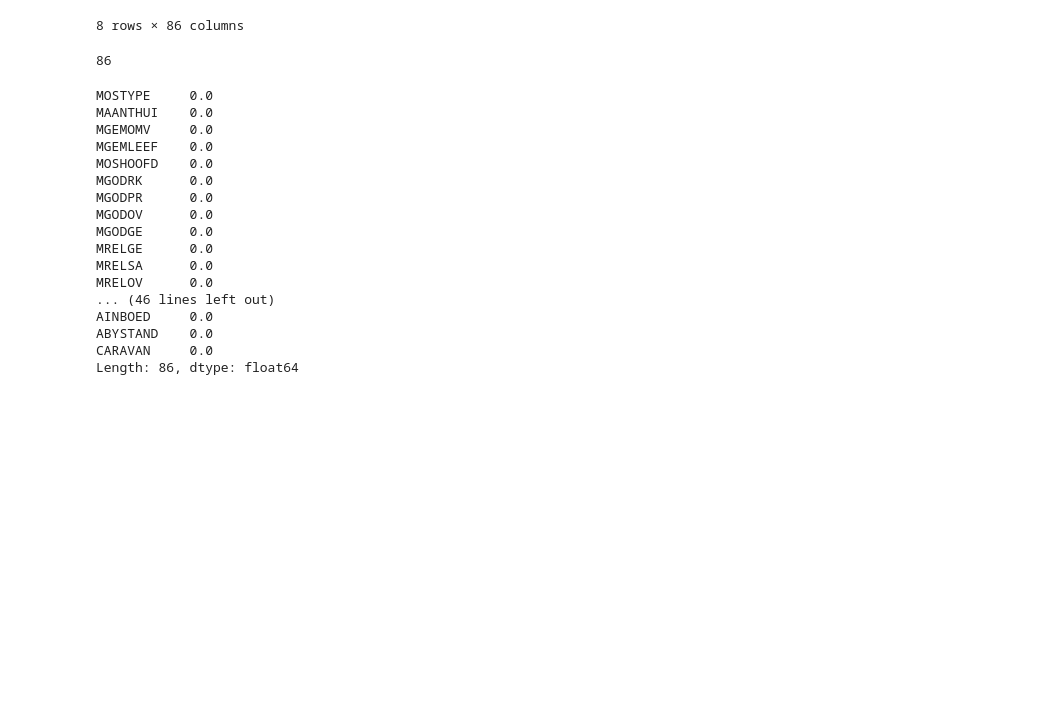
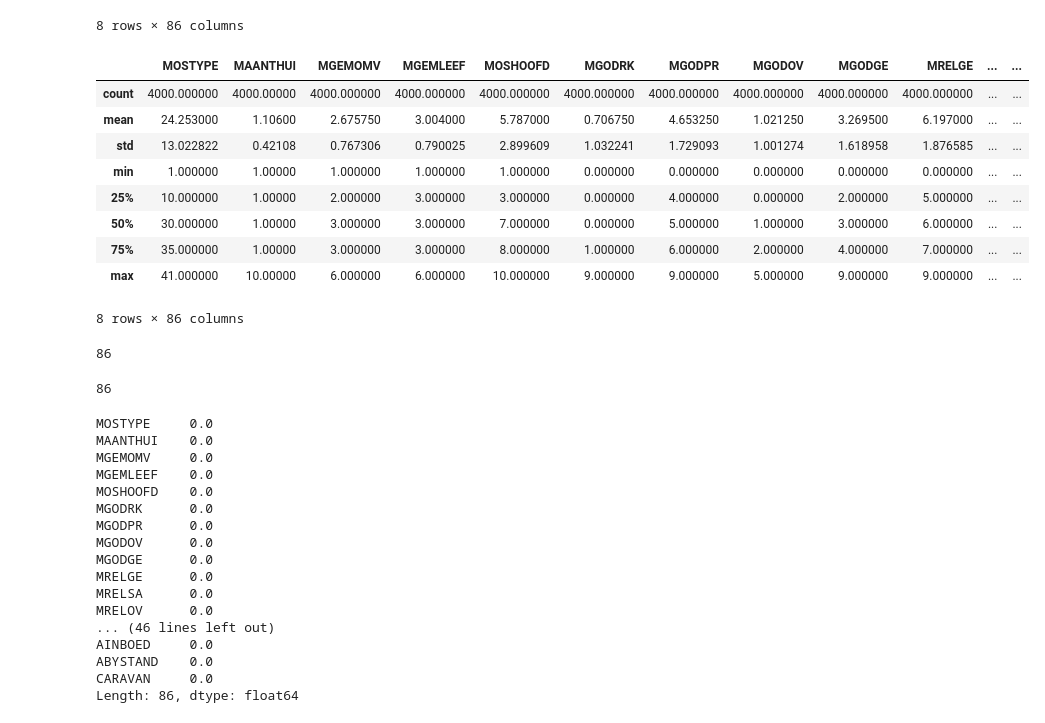
Before and after one commit to ochomoswill/coil_dataset, a Jupyter notebook: src/COIL Dataset.ipynb, the cells around one changed output. Cells and saved outputs as stored; diff of their text form; code cells hidden in the pictures; blank space fills up the shorter version.

```diff
--- a/src/COIL Dataset.ipynb
+++ b/src/COIL Dataset.ipynb
@@ -23,3 +34,20 @@ coil.describe()
 | 75% | 35.000000 | 1.000000 | 3.000000 | 3.000000 | 8.000000 | 1.000000 | 6.000000 | 2.000000 | 4.000000 | 7.000000 | ... | ... |
 | max | 41.000000 | 10.000000 | 5.000000 | 6.000000 | 10.000000 | 9.000000 | 9.000000 | 5.000000 | 9.000000 | 9.000000 | ... | ... |
 8 rows × 86 columns
+# %%
+# Reading the eval file
+coil_eval = pd.read_csv("dataset/ticeval2000.txt", delimiter='\s+', encoding="utf-8")
+# dataset_tgts = pd.read_csv("{}/data/tictgts2000.txt".format(os.getcwd()),sep='\s+')
+coil_eval["CARAVAN"].fillna(0, inplace = True)
+coil_eval.describe()
+# %% [output]
+|  | MOSTYPE | MAANTHUI | MGEMOMV | MGEMLEEF | MOSHOOFD | MGODRK | MGODPR | MGODOV | MGODGE | MRELGE | ... | ... |
+| count | 4000.000000 | 4000.00000 | 4000.000000 | 4000.000000 | 4000.000000 | 4000.000000 | 4000.000000 | 4000.000000 | 4000.000000 | 4000.000000 | ... | ... |
+| mean | 24.253000 | 1.10600 | 2.675750 | 3.004000 | 5.787000 | 0.706750 | 4.653250 | 1.021250 | 3.269500 | 6.197000 | ... | ... |
+| std | 13.022822 | 0.42108 | 0.767306 | 0.790025 | 2.899609 | 1.032241 | 1.729093 | 1.001274 | 1.618958 | 1.876585 | ... | ... |
+| min | 1.000000 | 1.00000 | 1.000000 | 1.000000 | 1.000000 | 0.000000 | 0.000000 | 0.000000 | 0.000000 | 0.000000 | ... | ... |
+| 25% | 10.000000 | 1.00000 | 2.000000 | 3.000000 | 3.000000 | 0.000000 | 4.000000 | 0.000000 | 2.000000 | 5.000000 | ... | ... |
+| 50% | 30.000000 | 1.00000 | 3.000000 | 3.000000 | 7.000000 | 0.000000 | 5.000000 | 1.000000 | 3.000000 | 6.000000 | ... | ... |
+| 75% | 35.000000 | 1.00000 | 3.000000 | 3.000000 | 8.000000 | 1.000000 | 6.000000 | 2.000000 | 4.000000 | 7.000000 | ... | ... |
+| max | 41.000000 | 10.00000 | 6.000000 | 6.000000 | 10.000000 | 9.000000 | 9.000000 | 5.000000 | 9.000000 | 9.000000 | ... | ... |
+8 rows × 86 columns
@@ -27,6 +58,10 @@ coil.describe()
 len(coil.columns)
 # %% [output]
 86
+# %%
+len(coil_eval.columns)
+# %% [output]
+86
 # %%
 # checking the percentage of missing values in each variable
 coil.isnull().sum()/len(coil)*100
```
Also changed, not shown: parts of 31 cells of this notebook, 2 other files.
